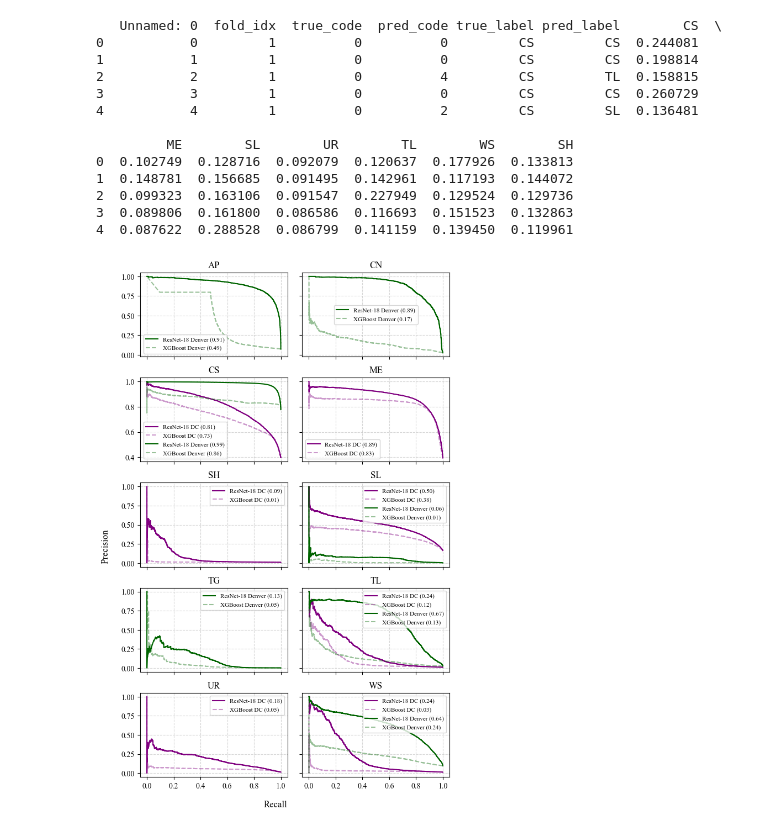
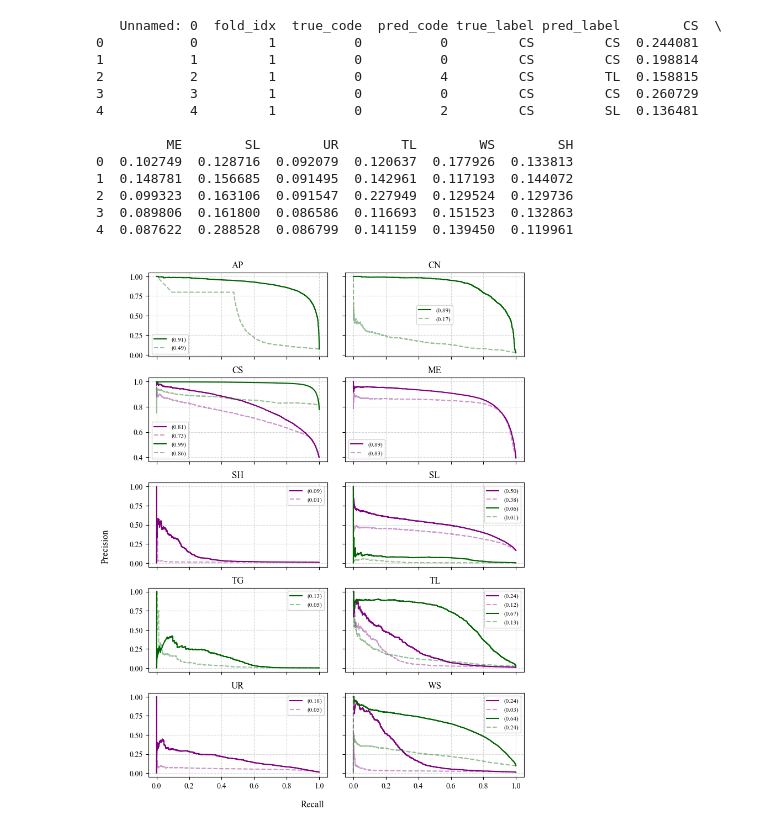
Before and after one commit to maxwellCcook/rooftop-mapping, a Jupyter notebook: code/_model-results_plots.ipynb, the cells around one changed output. Cells and saved outputs as stored; diff of their text form; code cells hidden in the pictures.

```diff
--- a/code/_model-results_plots.ipynb
+++ b/code/_model-results_plots.ipynb
@@ -382,7 +384,7 @@ print(xgb_prob_preds['dc'].head())
 3  0.089806  0.161800  0.086586  0.116693  0.151523  0.132863
 4  0.087622  0.288528  0.086799  0.141159  0.139450  0.119961
 # %%
-fig, axes = plt.subplots(nrows=int(len(all_classes)/2), ncols=2, figsize=(7, 11), sharey='row', sharex='col')
+fig, axes = plt.subplots(nrows=int(len(all_classes)/2), ncols=2, figsize=(8.5, 11), sharey='row', sharex='col')
 
 for idx, label in enumerate(all_classes):
     row, col = divmod(idx, 2)  # Organize into 2 columns
@@ -391,39 +393,39 @@ for idx, label in enumerate(all_classes):
     # Plot for D.C. ResNet-18
     if label in set(r18_prob_preds['dc']['true_label'].unique()):
         precision, recall, auc_pr = calc_auc_pr(r18_prob_preds['dc'], label, 'true_label')
-        ax.plot(recall, precision, label=f'ResNet-18 DC ({auc_pr:.2f})', color=aoi_color_map['dc'])
+        ax.plot(recall, precision, label=f'({auc_pr:.2f})', color=aoi_color_map['dc'])
 
     # Plot for D.C. XGBoost
     if label in set(xgb_prob_preds['dc']['true_label'].unique()):
         precision, recall, auc_pr = calc_auc_pr(xgb_prob_preds['dc'], label, 'true_label')
-        ax.plot(recall, precision, label=f'XGBoost DC ({auc_pr:.2f})', color=aoi_color_map['dc'], linestyle='--', alpha=0.4)
+        ax.plot(recall, precision, label=f'({auc_pr:.2f})', color=aoi_color_map['dc'], linestyle='--', alpha=0.4)
 
     # Plot for Denver ResNet-18
     if label in set(r18_prob_preds['denver']['true_label'].unique()):
         precision, recall, auc_pr = calc_auc_pr(r18_prob_preds['denver'], label, 'true_label')
-        ax.plot(recall, precision, label=f'ResNet-18 Denver ({auc_pr:.2f})', color=aoi_color_map['denver'])
+        ax.plot(recall, precision, label=f'({auc_pr:.2f})', color=aoi_color_map['denver'])
 
     # Plot for Denver XGBoost
     if label in set(xgb_prob_preds['denver']['true_label'].unique()):
         precision, recall, auc_pr = calc_auc_pr(xgb_prob_preds['denver'], label, 'true_label')
-        ax.plot(recall, precision, label=f'XGBoost Denver ({auc_pr:.2f})', color=aoi_color_map['denver'], linestyle='--', alpha=0.4)
+        ax.plot(recall, precision, label=f'({auc_pr:.2f})', color=aoi_color_map['denver'], linestyle='--', alpha=0.4)
 
     # Set labels and title
     ax.set_xlabel('')
     ax.set_ylabel('')
     ax.set_title(label)
     ax.legend(fontsize=8)
     ax.grid(True, linestyle='--', alpha=0.5)
 
 fig.text(0.05, 0.5, 'Precision', va='center', rotation='vertical', fontsize=12)
 fig.text(0.5, 0.07, 'Recall', ha='center', fontsize=12)
 
 fig.subplots_adjust(left=0.15, right=0.95, top=0.95, bottom=0.12, hspace=0.25, wspace=0.1)
 # plt.tight_layout()
 
 fig_out = os.path.join(results_dir, 'resnet18-xgboost-cv_AUCPR.png')
 fig.savefig(fig_out, dpi=300, bbox_inches='tight')
 
 plt.show()
 # %% [output]
-[figure, old version]
+[figure, new version]
```
Also changed, not shown: parts of 8 cells of this notebook, 4 other files.
